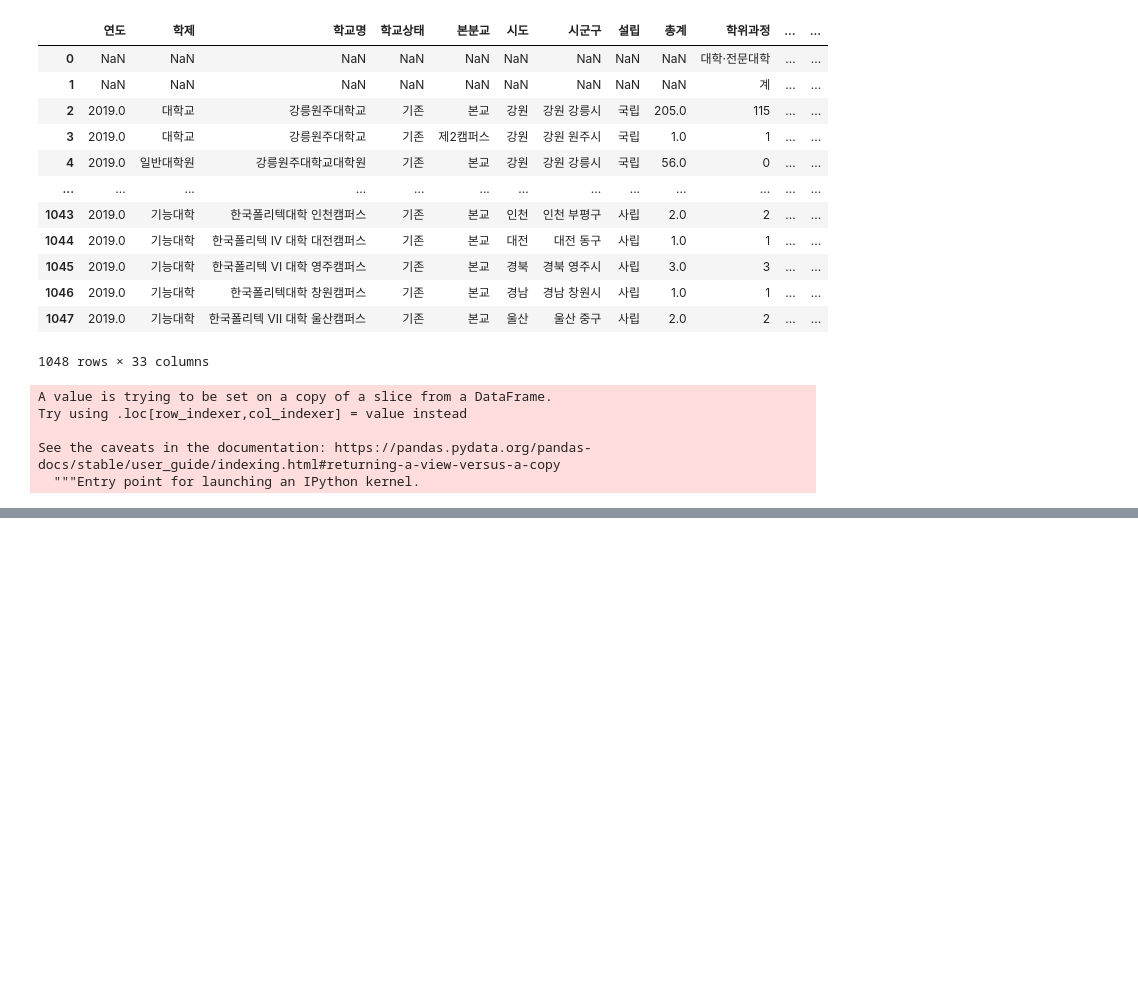
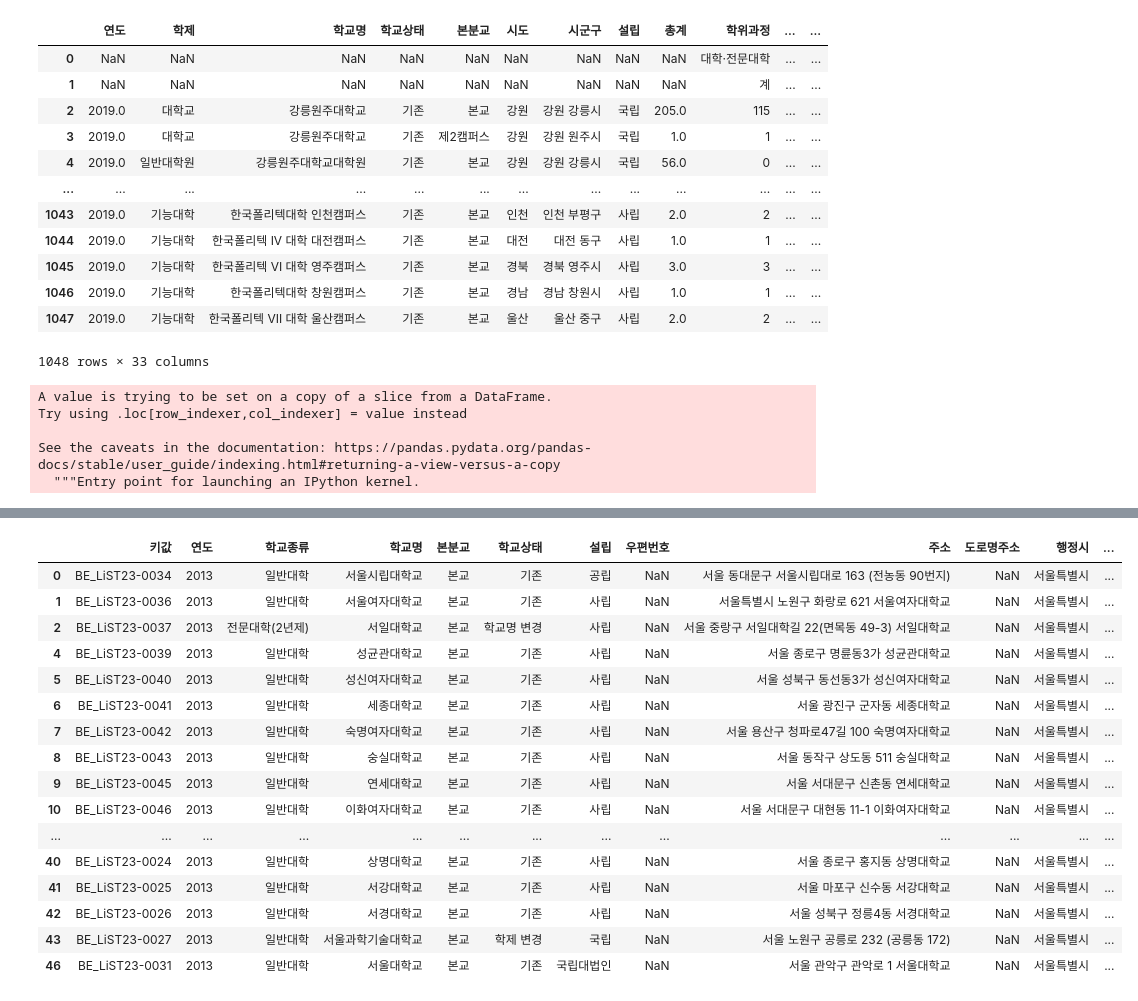
Before and after one commit to icehongsi/seoulresearch_project, a Jupyter notebook: 대학별 유학생 수.ipynb, the cells around one changed output, grey strips where cells are left out. Drawn from its saved outputs; the diff is of its cells as text; code cells hidden in the pictures; blank space fills up the shorter version.

```diff
--- a/대학별 유학생 수.ipynb
+++ b/대학별 유학생 수.ipynb
@@ -37,2 +51,0 @@ data = data.groupby("학교명")["총계"].sum().reset_index
-# %%
-data = data[]
@@ -52,0 +52,2 @@ Name: 총계, Length: 86, dtype: float64>
+# %%
+univ = pd.read_csv(f"{directory}/서울시 대학 DB.csv", encoding = "cp949")
@@ -52,0 +70,24 @@ Name: 총계, Length: 86, dtype: float64>
+# %%
+univ = univ.merge(data, how = "inner", on = "학교명")
+# %%
+univ = univ[univ["총계"] >= 100]
+# %%
+univ
+# %% [output]
+|  | 키값 | 연도 | 학교종류 | 학교명 | 본분교 | 학교상태 | 설립 | 우편번호 | 주소 | 도로명주소 | 행정시 | ... |
+| 0 | BE_LiST23-0034 | 2013 | 일반대학 | 서울시립대학교 | 본교 | 기존 | 공립 | NaN | 서울 동대문구 서울시립대로 163 (전농동 90번지) | NaN | 서울특별시 | ... |
+| 1 | BE_LiST23-0036 | 2013 | 일반대학 | 서울여자대학교 | 본교 | 기존 | 사립 | NaN | 서울특별시 노원구 화랑로 621 서울여자대학교 | NaN | 서울특별시 | ... |
+| 2 | BE_LiST23-0037 | 2013 | 전문대학(2년제) | 서일대학교 | 본교 | 학교명 변경 | 사립 | NaN | 서울 중랑구 서일대학길 22(면목동 49-3) 서일대학교 | NaN | 서울특별시 | ... |
+| 4 | BE_LiST23-0039 | 2013 | 일반대학 | 성균관대학교 | 본교 | 기존 | 사립 | NaN | 서울 종로구 명륜동3가 성균관대학교 | NaN | 서울특별시 | ... |
+| 5 | BE_LiST23-0040 | 2013 | 일반대학 | 성신여자대학교 | 본교 | 기존 | 사립 | NaN | 서울 성북구 동선동3가 성신여자대학교 | NaN | 서울특별시 | ... |
+| 6 | BE_LiST23-0041 | 2013 | 일반대학 | 세종대학교 | 본교 | 기존 | 사립 | NaN | 서울 광진구 군자동 세종대학교 | NaN | 서울특별시 | ... |
+| 7 | BE_LiST23-0042 | 2013 | 일반대학 | 숙명여자대학교 | 본교 | 기존 | 사립 | NaN | 서울 용산구 청파로47길 100 숙명여자대학교 | NaN | 서울특별시 | ... |
+| 8 | BE_LiST23-0043 | 2013 | 일반대학 | 숭실대학교 | 본교 | 기존 | 사립 | NaN | 서울 동작구 상도동 511 숭실대학교 | NaN | 서울특별시 | ... |
+| 9 | BE_LiST23-0045 | 2013 | 일반대학 | 연세대학교 | 본교 | 기존 | 사립 | NaN | 서울 서대문구 신촌동 연세대학교 | NaN | 서울특별시 | ... |
+| 10 | BE_LiST23-0046 | 2013 | 일반대학 | 이화여자대학교 | 본교 | 기존 | 사립 | NaN | 서울 서대문구 대현동 11-1 이화여자대학교 | NaN | 서울특별시 | ... |
+| ... | ... | ... | ... | ... | ... | ... | ... | ... | ... | ... | ... | ... |
+| 40 | BE_LiST23-0024 | 2013 | 일반대학 | 상명대학교 | 본교 | 기존 | 사립 | NaN | 서울 종로구 홍지동 상명대학교 | NaN | 서울특별시 | ... |
+| 41 | BE_LiST23-0025 | 2013 | 일반대학 | 서강대학교 | 본교 | 기존 | 사립 | NaN | 서울 마포구 신수동 서강대학교 | NaN | 서울특별시 | ... |
+| 42 | BE_LiST23-0026 | 2013 | 일반대학 | 서경대학교 | 본교 | 기존 | 사립 | NaN | 서울 성북구 정릉4동 서경대학교 | NaN | 서울특별시 | ... |
+| 43 | BE_LiST23-0027 | 2013 | 일반대학 | 서울과학기술대학교 | 본교 | 학제 변경 | 국립 | NaN | 서울 노원구 공릉로 232 (공릉동 172) | NaN | 서울특별시 | ... |
+| 46 | BE_LiST23-0031 | 2013 | 일반대학 | 서울대학교 | 본교 | 기존 | 국립대법인 | NaN | 서울 관악구 관악로 1 서울대학교 | NaN | 서울특별시 | ... |
```
Also changed, not shown: parts of 3 cells of this notebook.
